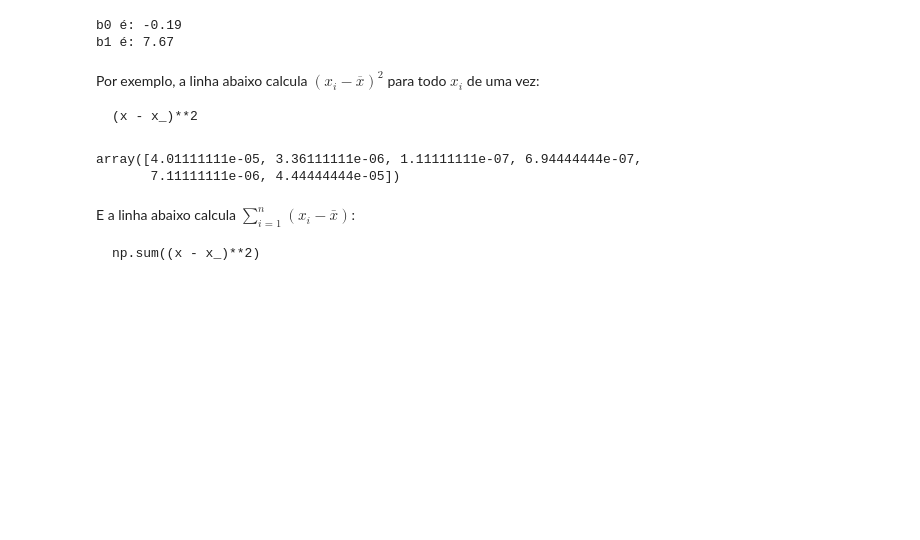
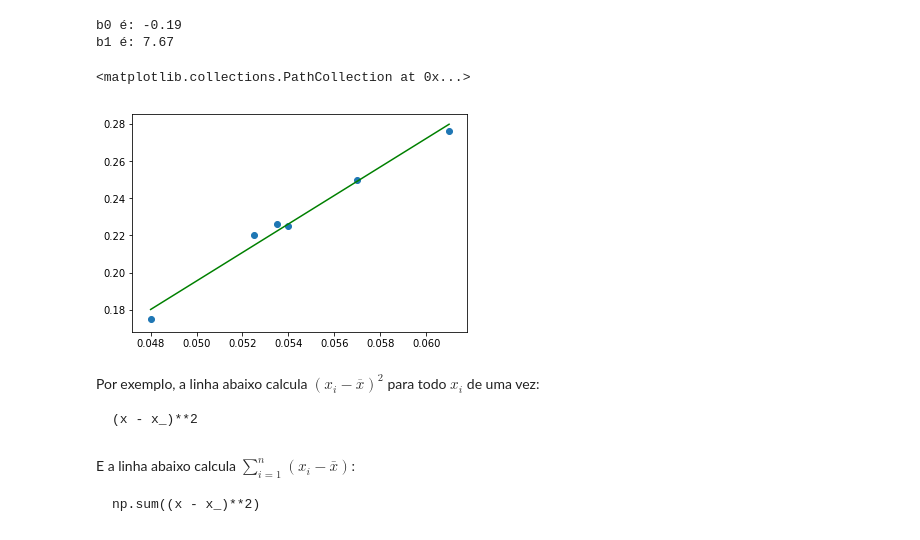
Before and after one commit to BeatrizAlexandre/Projeto_3_CD, a Jupyter notebook: APS8/APS8.ipynb, the cells around one changed output. Cells and saved outputs as stored; diff of their text form; code cells hidden in the pictures; blank space fills up the shorter version.

```diff
--- a/APS8/APS8.ipynb
+++ b/APS8/APS8.ipynb
@@ -69,16 +70,19 @@ print ("b1 é: {:.2f}".format(b1))
 # %% [output]
 b0 é: -0.19
 b1 é: 7.67
+# %%
+x_v = np.linspace(x.min(), x.max(), 600)
+y_v = b0 + b1*x_v
+plt.plot(x_v, y_v, color = "g") # regressão linear
+plt.scatter(x, y) # dados
+# %% [output]
+<matplotlib.collections.PathCollection at 0x...>
+[figure, added]
 # %% [markdown]
 
 Por exemplo, a linha abaixo calcula $(x_i - \overline{x})^2$ para todo $x_i$ de uma vez:
 
     (x - x_)**2
-# %%
-(x - x_)**2
-# %% [output]
-array([4.01111111e-05, 3.36111111e-06, 1.11111111e-07, 6.94444444e-07,
-       7.11111111e-06, 4.44444444e-05])
 # %% [markdown]
 E a linha abaixo calcula $\sum\limits_{i=1}^{n}(x_{i}-\bar{x})$:
 
```
Also changed, not shown: parts of 9 cells of this notebook.
